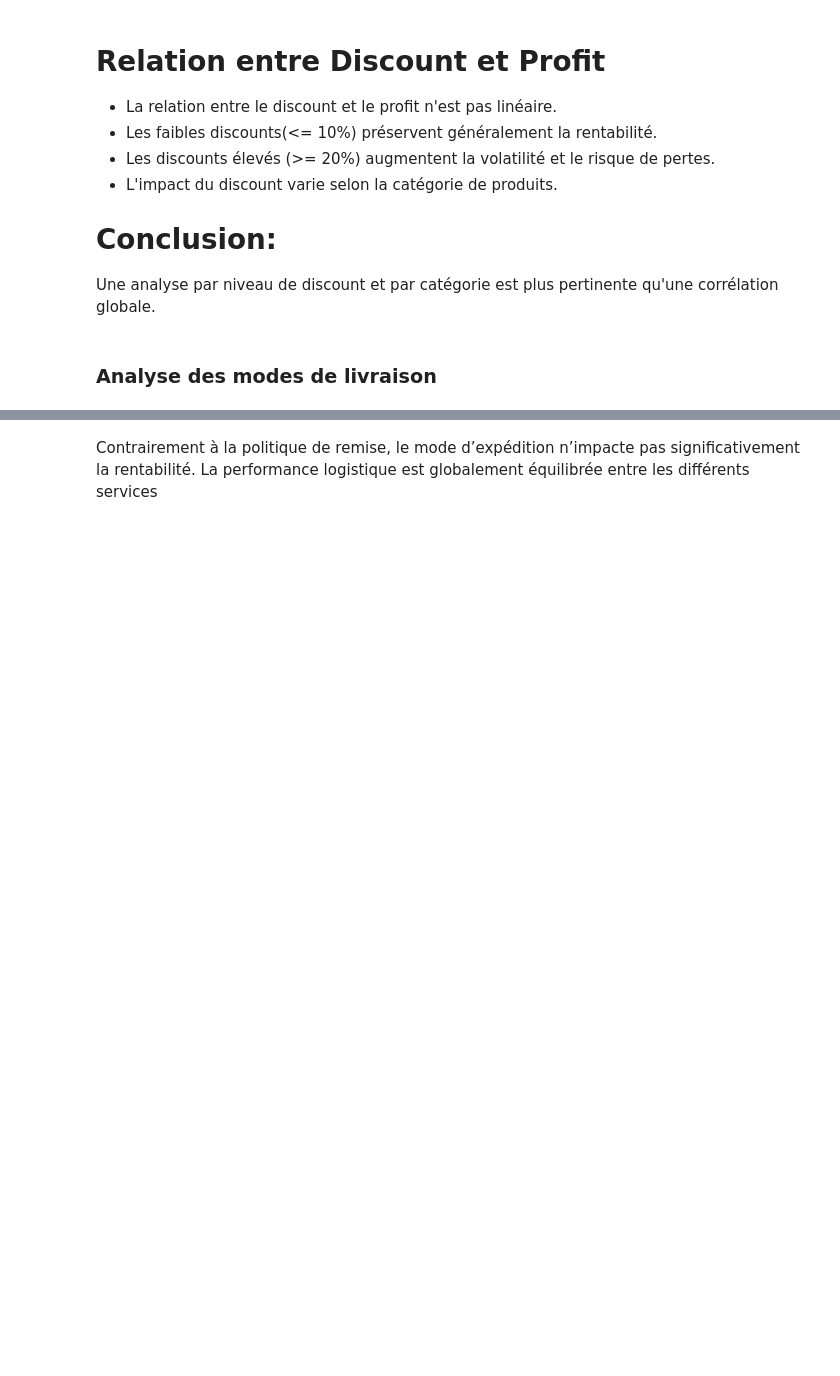
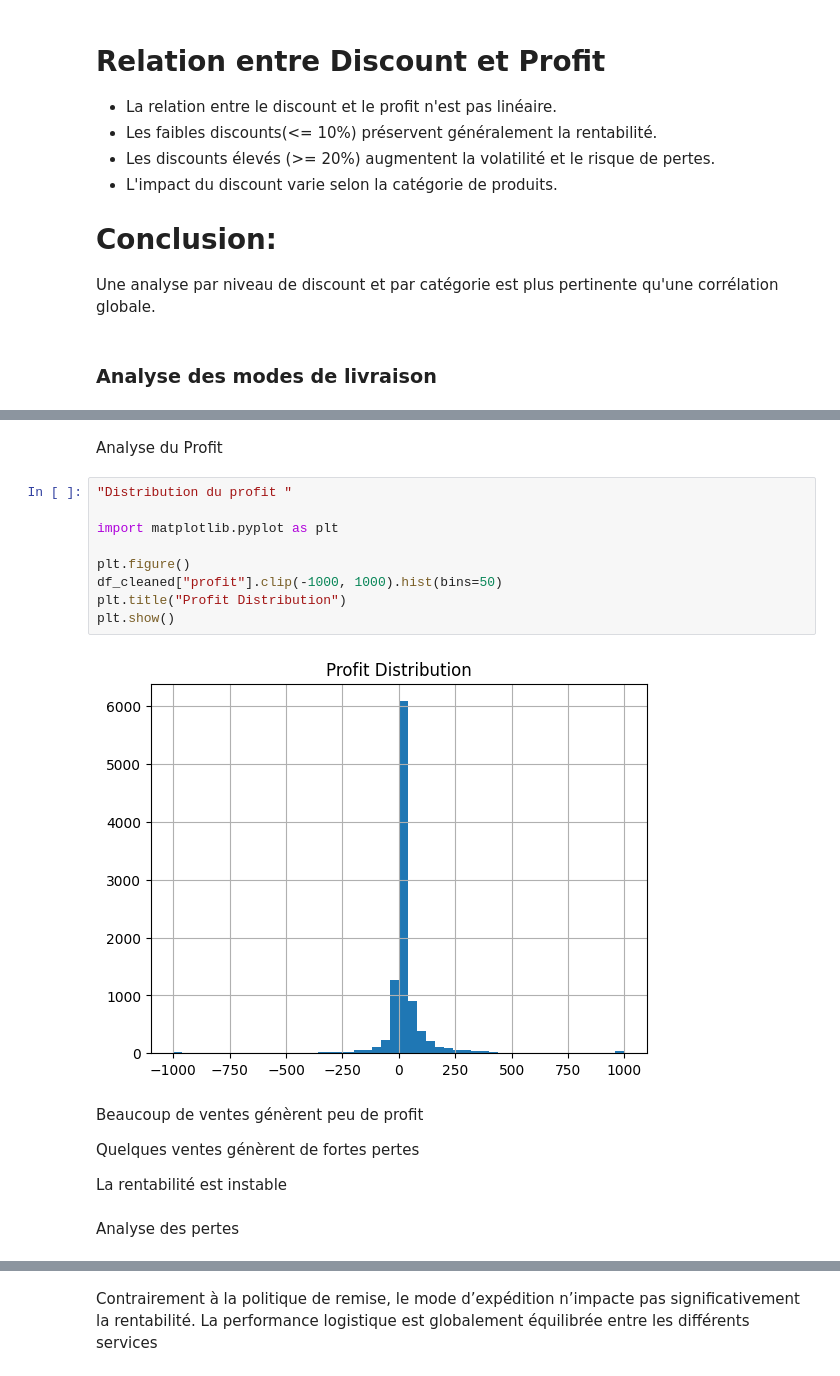
Before and after one commit to msshaqura/project_superstore, a Jupyter notebook: sample_superstore.ipynb, the cells around one changed output, grey strips where cells are left out. Drawn from its saved outputs; the diff is of its cells as text; blank space fills up the shorter version.

```diff
--- a/sample_superstore.ipynb
+++ b/sample_superstore.ipynb
@@ -578,0 +464,21 @@ plt.show()
+# %% [markdown]
+Analyse du Profit
+# %%
+"Distribution du profit "
+
+import matplotlib.pyplot as plt
+
+plt.figure()
+df_cleaned["profit"].clip(-1000, 1000).hist(bins=50)
+plt.title("Profit Distribution")
+plt.show()
+# %% [output]
+[figure, added]
+# %% [markdown]
+Beaucoup de ventes génèrent peu de profit
+
+Quelques ventes génèrent de fortes pertes
+
+La rentabilité est instable
+# %% [markdown]
+Analyse des pertes
```
Also changed, not shown: parts of 44 cells of this notebook.
